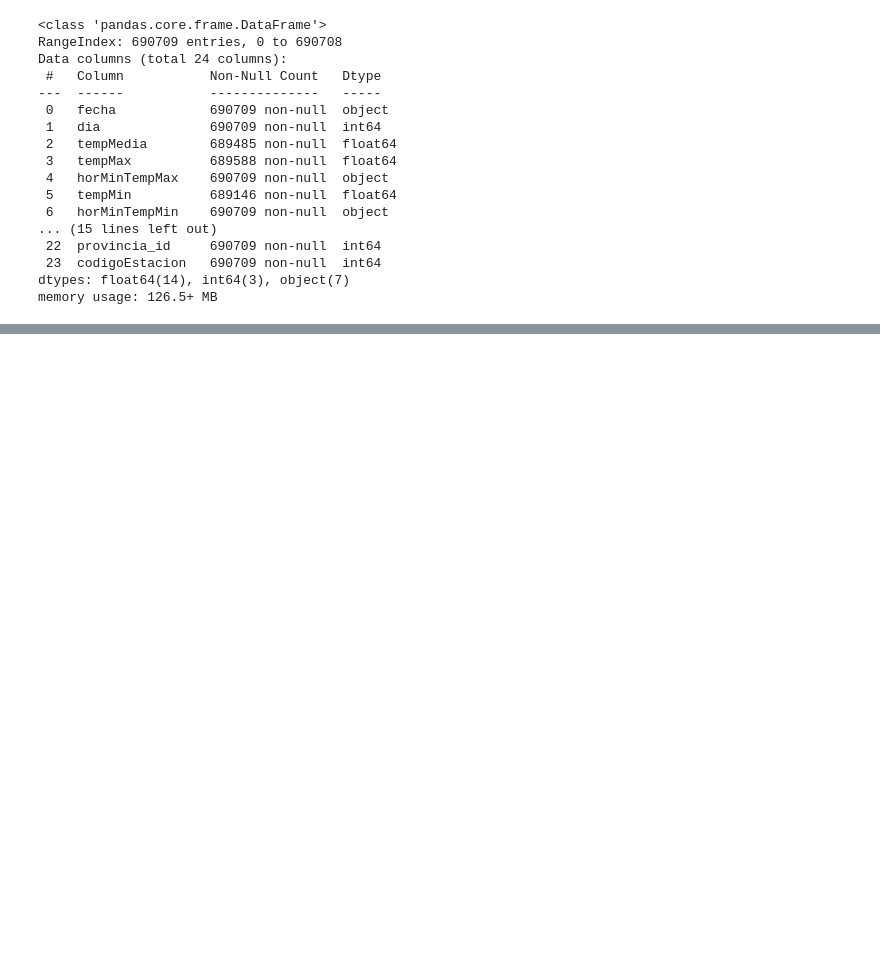
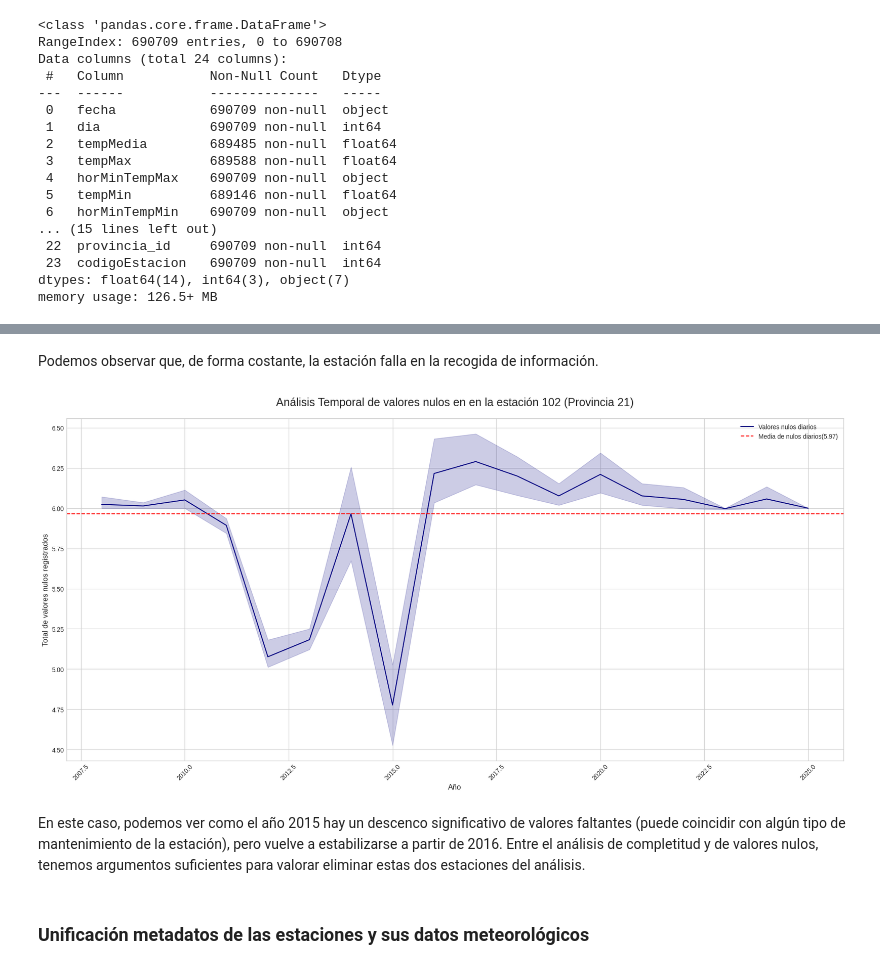
Before and after one commit to lolagj/TFM-Sistema-Riego-Agricola, a Jupyter notebook: notebooks/Comprensión de los datos/Analisis_exploratorio.ipynb, the cells around one changed output, grey strips where cells are left out. Saved outputs shown, nothing was run; the diff lists cells and outputs as text; code cells hidden in the pictures; blank space fills up the shorter version.

```diff
--- a/notebooks/Comprensión de los datos/Analisis_exploratorio.ipynb
+++ b/notebooks/Comprensión de los datos/Analisis_exploratorio.ipynb
@@ -63,0 +461,6 @@ Index(['fecha', 'dia', 'tempMedia', 'tempMax', 'horMinTempMax', 'tempMin',
+# %%
+nulos_fecha_est10221 = df[(df['provincia_id']==21) & (df['codigoEstacion']==102)].isnull().groupby([df['fecha']]).sum().sum(axis=1)
+nulos_fecha_est10221 = nulos_fecha_est10221.to_frame()
+nulos_fecha_est10221 = nulos_fecha_est10221.reset_index()
+nulos_fecha_est10221.columns = ['fecha', 'total_nulos']
+nulos_fecha_est10221.head()
@@ -63,0 +493,22 @@ Index(['fecha', 'dia', 'tempMedia', 'tempMax', 'horMinTempMax', 'tempMin',
+# %% [markdown]
+Podemos observar que, de forma costante, la estación falla en la recogida de información.
+# %%
+fig = plt.figure(figsize=(18, 9))
+
+ax = sns.lineplot(x=nulos_fecha_est10221['fecha'].dt.year, y = nulos_fecha_est10221['total_nulos'], label='Valores nulos diarios', color='navy')
+
+plt.xticks(rotation=45)
+media_nulos = nulos_fecha_est10221['total_nulos'].mean()
+plt.axhline(y=media_nulos, color='red', linestyle='--', label=f'Media de nulos diarios({media_nulos:.2f})')
+plt.title('Análisis Temporal de valores nulos en en la estación 102 (Provincia 21)', fontsize=18, pad=20)
+plt.xlabel('Año', fontsize=12)
+plt.ylabel('Total de valores nulos registrados', fontsize=12)
+plt.legend()
+plt.tight_layout()
+plt.show()
+# %% [output]
+[figure, added]
+# %% [markdown]
+En este caso, podemos ver como el año 2015 hay un descenco significativo de valores faltantes (puede coincidir con algún tipo de mantenimiento de la estación), pero vuelve a estabilizarse a partir de 2016. Entre el análisis de completitud y de valores nulos, tenemos argumentos suficientes para valorar eliminar estas dos estaciones del análisis.
+# %% [markdown]
+### Unificación metadatos de las estaciones y sus datos meteorológicos
```
Also changed, not shown: parts of 57 cells of this notebook, 2 other files.
